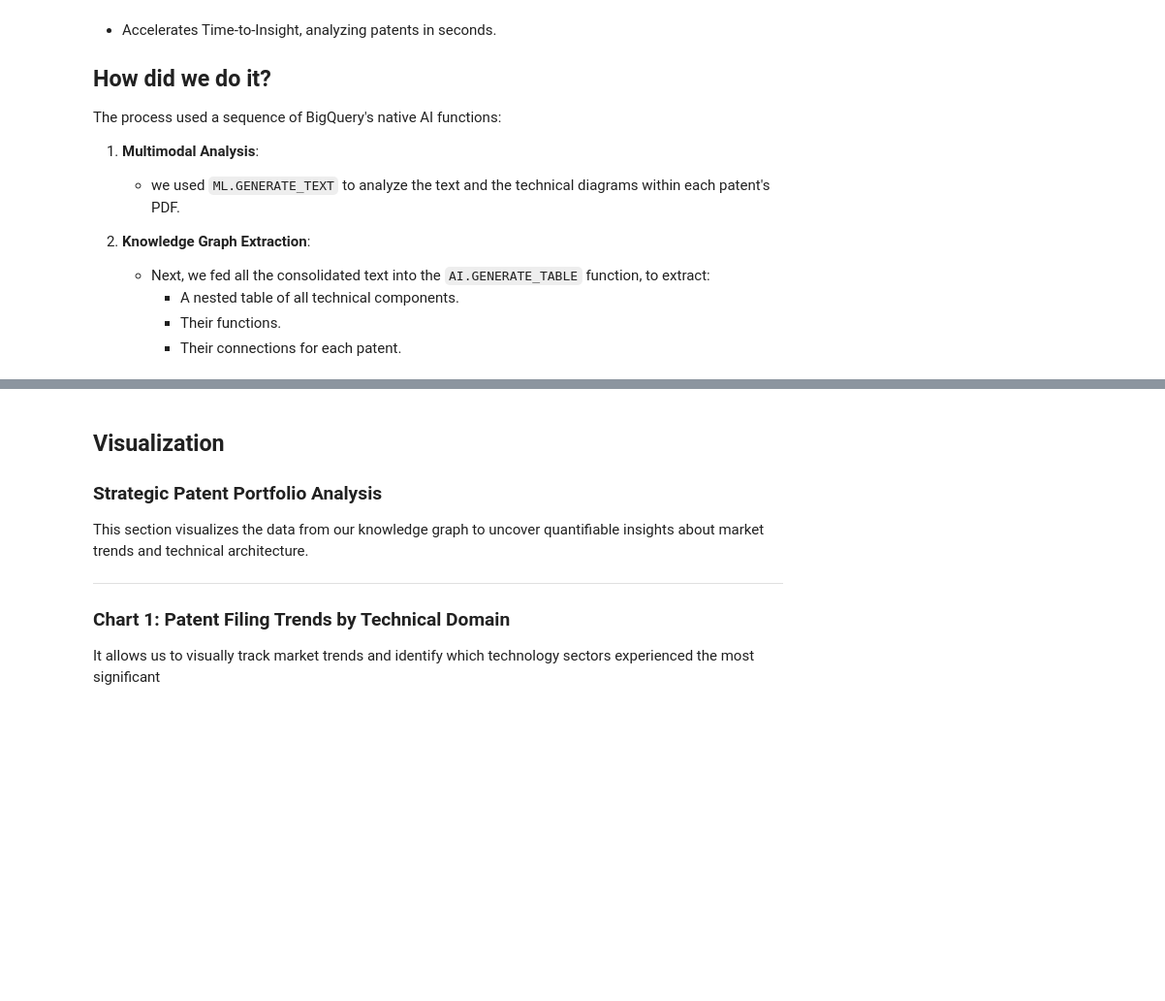
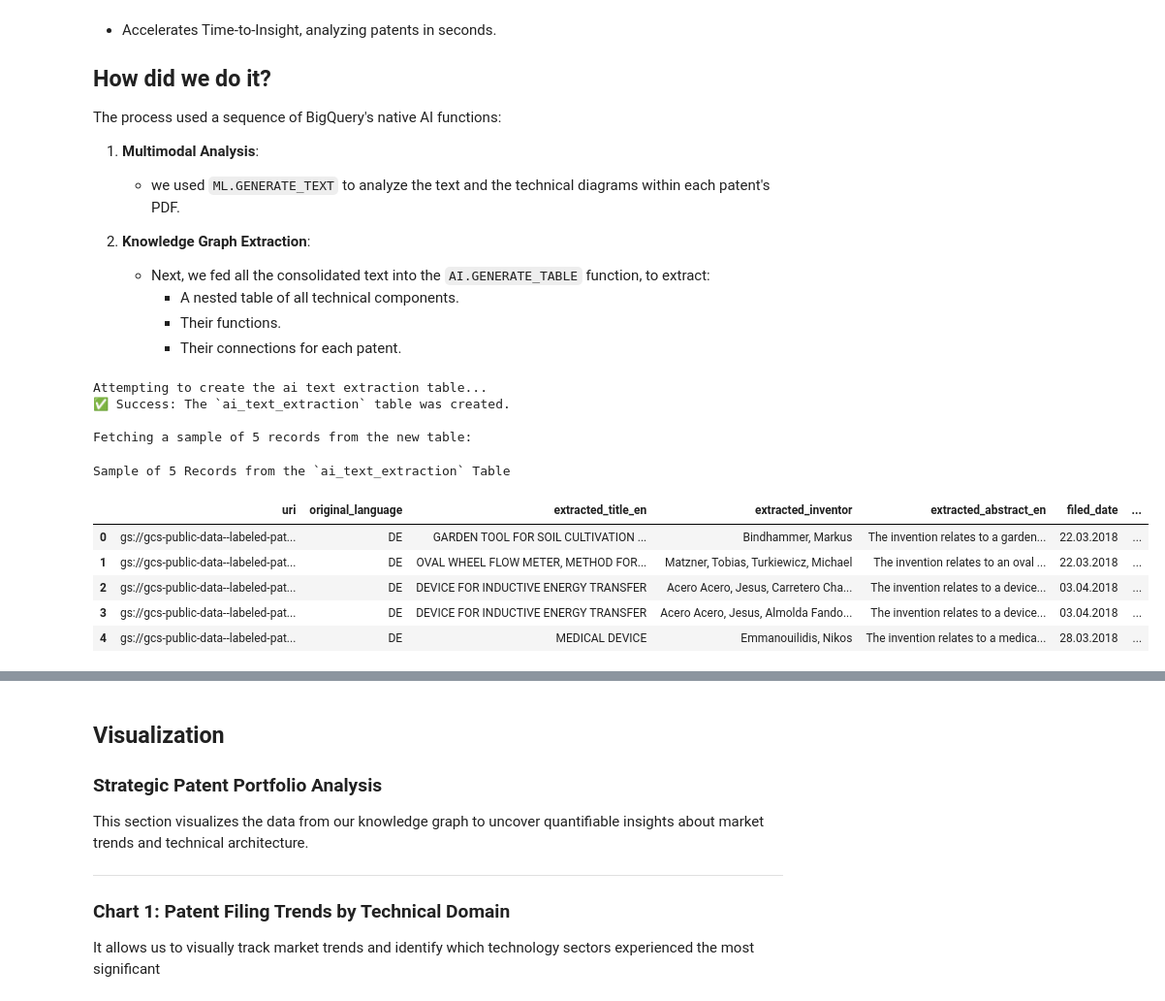
Before and after one commit to vserifoglu/bq-ai-patent-analyst, a Jupyter notebook: notebooks/bigquery-ai-the-patent-analyst-project.ipynb, the cells around one changed output, grey strips where cells are left out. Shown at 97% size. Drawn from its saved outputs; the diff is of its cells as text; code cells hidden in the pictures; blank space fills up the shorter version.

Commit message:
display styled dataframes on created tables

````diff
--- a/notebooks/bigquery-ai-the-patent-analyst-project.ipynb
+++ b/notebooks/bigquery-ai-the-patent-analyst-project.ipynb
@@ -89,6 +85,13 @@ from google.cloud import bigquery
 from IPython.display import Image, display, HTML, IFrame
 import ipywidgets as widgets
 from ipywidgets import Layout
+import warnings
+
+
+pd.set_option('display.max_colwidth', None)
+
+# Suppress the specific UserWarning from the BigQuery client
+warnings.filterwarnings("ignore", message="BigQuery Storage module")
 # %% [markdown]
 # Google Cloud Project Setup
 
@@ -406,35 +439,67 @@ CREATE OR REPLACE TABLE `{project_id}.patent_analysis.ai_text_extraction` AS (
         uri,
         llm_result,
         SAFE.PARSE_JSON(
           REGEXP_REPLACE(llm_result, r'(?s)```json\\n(.*?)\\n```', r'\\1')
         ) AS json_data
       FROM
         raw_json
     )
   SELECT
     uri,
     llm_result,
 
     SAFE.JSON_VALUE(json_data, '$.original_language') AS original_language,
     SAFE.JSON_VALUE(json_data, '$.title_en') AS extracted_title_en,
     SAFE.JSON_VALUE(json_data, '$.inventor') AS extracted_inventor,
     SAFE.JSON_VALUE(json_data, '$.abstract_en') AS extracted_abstract_en,
     SAFE.JSON_VALUE(json_data, '$.filed') AS filed_date,
     SAFE.JSON_VALUE(json_data, '$.date_of_patent') AS official_patent_date,
     SAFE.JSON_VALUE(json_data, '$.class_international') AS class_international,
     SAFE.JSON_VALUE(json_data, '$.applicant') AS applican
 
   FROM
     parsed_json
 );
 """
 
+print("Attempting to create the ai text extraction table...")
 job = client.query(sql_query)
-
 try:
     job.result()
+    print("✅ Success: The `ai_text_extraction` table was created.")
+
+    print("\nFetching a sample of 5 records from the new table:")
+    sql_select_sample_query = f"""
+    SELECT
+        ate.uri,
+        ate.original_language,
+        ate.extracted_title_en,
+        ate.extracted_inventor,
+        ate.extracted_abstract_en,
+        ate.filed_date,
+        ate.class_international
+    FROM `{project_id}.patent_analysis.ai_text_extraction` AS ate
+    WHERE ate.extracted_title_en is not NULL
+    LIMIT 5;
+    """
+
+    df_sample = client.query(sql_select_sample_query).to_dataframe()
+    display_styled_df(df_sample, title="Sample of 5 Records from the `ai_text_extraction` Table")
+
 except Exception as e:
-    print(f"❌ FAILED: The query failed. Error:\n\n{e}")
+    print(f"❌ FAILED: An error occurred. Error:\n\n{e}")
+# %% [output]
+Attempting to create the ai text extraction table...
+✅ Success: The `ai_text_extraction` table was created.
+
+Fetching a sample of 5 records from the new table:
+Sample of 5 Records from the `ai_text_extraction` Table
+|  | uri | original_language | extracted_title_en | extracted_inventor | extracted_abstract_en | filed_date | ... |
+| 0 | gs://gcs-public-data--labeled-pat... | DE | GARDEN TOOL FOR SOIL CULTIVATION ... | Bindhammer, Markus | The invention relates to a garden... | 22.03.2018 | ... |
+| 1 | gs://gcs-public-data--labeled-pat... | DE | OVAL WHEEL FLOW METER, METHOD FOR... | Matzner, Tobias, Turkiewicz, Michael | The invention relates to an oval ... | 22.03.2018 | ... |
+| 2 | gs://gcs-public-data--labeled-pat... | DE | DEVICE FOR INDUCTIVE ENERGY TRANSFER | Acero Acero, Jesus, Carretero Cha... | The invention relates to a device... | 03.04.2018 | ... |
+| 3 | gs://gcs-public-data--labeled-pat... | DE | DEVICE FOR INDUCTIVE ENERGY TRANSFER | Acero Acero, Jesus, Almolda Fando... | The invention relates to a device... | 03.04.2018 | ... |
+| 4 | gs://gcs-public-data--labeled-pat... | DE | MEDICAL DEVICE | Emmanouilidis, Nikos | The invention relates to a medica... | 28.03.2018 | ... |
 # %%
 # 1. Multimodal Analysis - only extending ai_text_extraction table with the technical diagrams.
 
````
Also changed, not shown: parts of 19 cells of this notebook.
